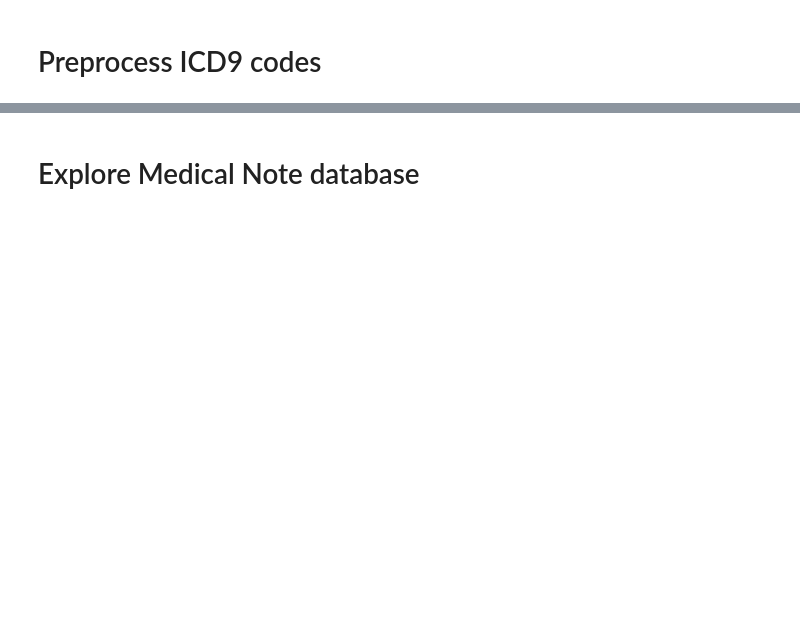
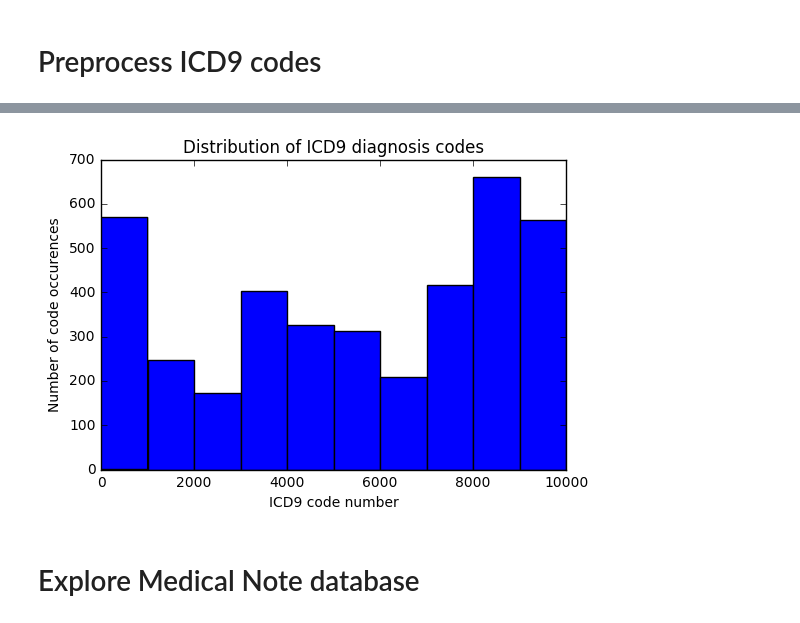
Before and after one commit to aiswaryasankar/BAIR_Fa2017, a Jupyter notebook: ICD9_Labels_Medical_Notes.ipynb, the cells around one changed output, grey strips where cells are left out. Cells and saved outputs as stored; diff of their text form; code cells hidden in the pictures; blank space fills up the shorter version.

```diff
--- a/ICD9_Labels_Medical_Notes.ipynb
+++ b/ICD9_Labels_Medical_Notes.ipynb
@@ -64,3 +120,13 @@ plt.show()
+# %%
+# Display the distribution of ICD9 diagnosis codes
+
+plt.hist(procedures_dict['ICD9_CODE'])
+plt.xlabel('ICD9 code number')
+plt.ylabel('Number of code occurences')
+plt.title('Distribution of ICD9 diagnosis codes')
+plt.show()
+# %% [output]
+[figure, added]
 # %% [markdown]
 <h1>Explore Medical Note database</h1>
 # %%
```
Also changed, not shown: parts of 16 cells of this notebook.
